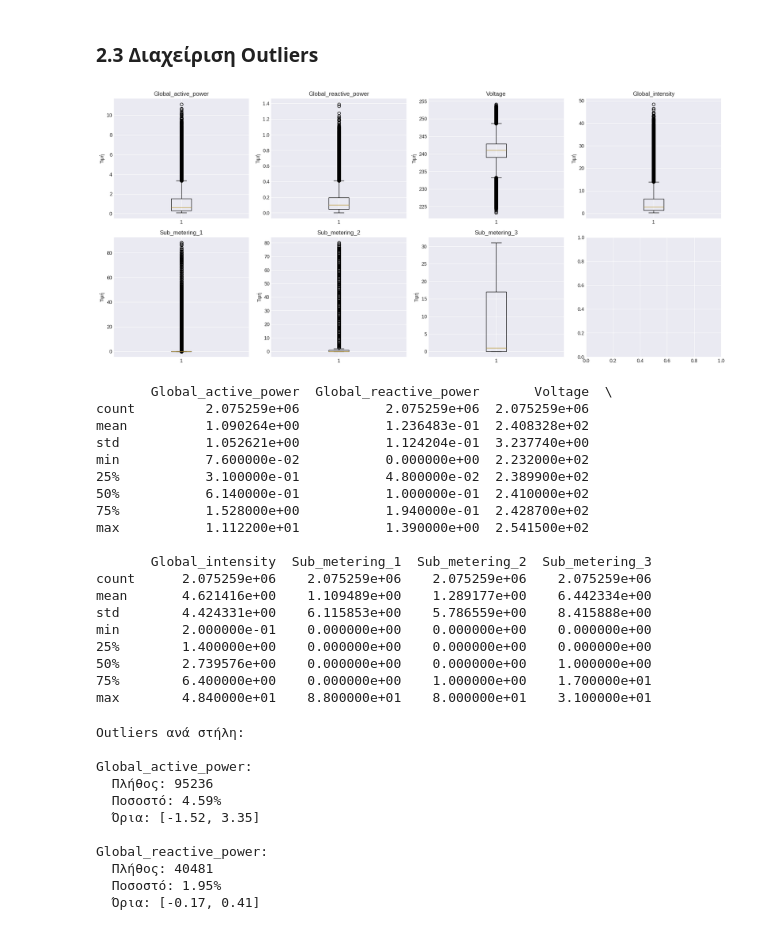
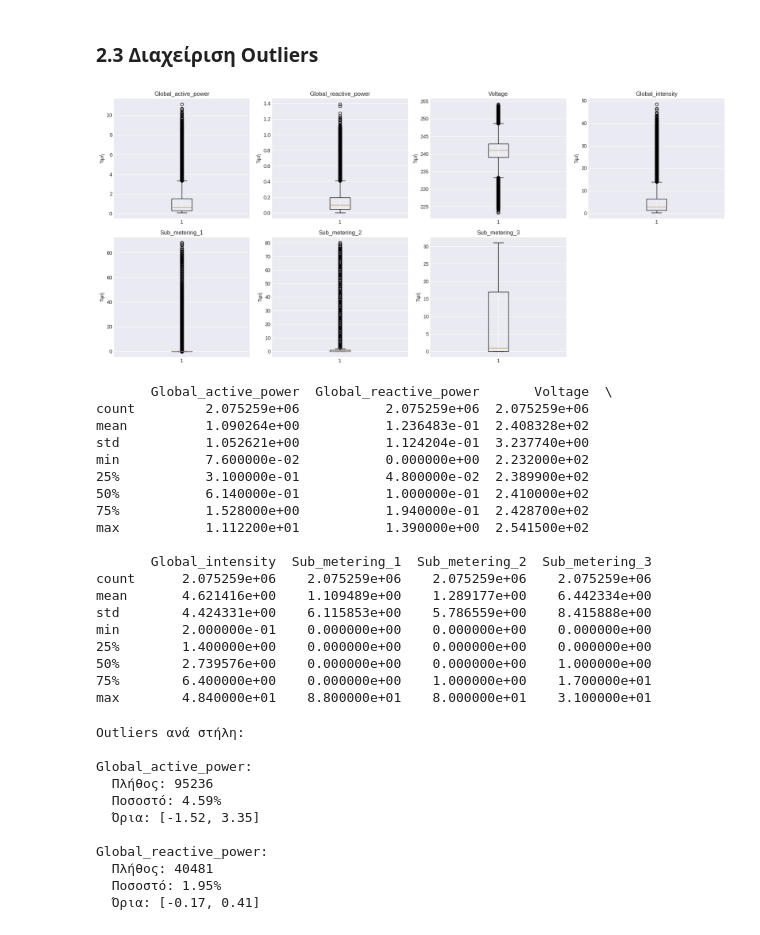
Before and after one commit to KostasPapadogiannis/energy-consumption-mining, a Jupyter notebook: notebooks/data_preprocessing.ipynb, the cells around one changed output. Saved outputs shown, nothing was run; the diff lists cells and outputs as text; code cells hidden in the pictures.

```diff
--- a/notebooks/data_preprocessing.ipynb
+++ b/notebooks/data_preprocessing.ipynb
@@ -97,6 +97,9 @@ df.sort_index(inplace=True)
 # Αφαίρεση των παλιών στηλών Date και Time
 df.drop(['Date', 'Time'], axis=1, inplace=True)
 
+# Δημιουργία πλήρους χρονοσειράς ανά λεπτό για σωστό χειρισμό ελλειπόντων timestamps
+df = df.asfreq('T')
+
 print(f"Χρονικό εύρος δεδομένων: {df.index.min()} έως {df.index.max()}")
 print(f"Διάρκεια: {(df.index.max() - df.index.min()).days} ημέρες")
 df.head()
@@ -160,22 +163,31 @@ df = df_filled.copy()
 ### 2.3 Διαχείριση Outliers
 # %%
 # Οπτικοποίηση κατανομών πριν τον καθαρισμό
-fig, axes = plt.subplots(2, 4, figsize=(18, 8))
-axes = axes.flatten()
+numeric_cols = df.select_dtypes(include=[np.number]).columns.tolist()
 
-for idx, col in enumerate(df.columns):
+n = len(numeric_cols)
+cols = min(4, n)
+rows = int(np.ceil(n / cols))
+fig, axes = plt.subplots(rows, cols, figsize=(4.5*cols, 4*rows))
+axes = np.array(axes).reshape(-1)
+
+for idx, col in enumerate(numeric_cols):
     axes[idx].boxplot(df[col].dropna())
     axes[idx].set_title(col)
     axes[idx].set_ylabel('Τιμή')
+
+# Απόκρυψη τυχόν κενών αξόνων
+for ax in axes[n:]:
+    ax.set_visible(False)
 
 plt.tight_layout()
 plt.savefig('../results/distributions_before_outliers.png', dpi=300, bbox_inches='tight')
 plt.show()
 
 # Στατιστικά
 print(df.describe())
 # %% [output]
-[figure, old version]
+[figure, new version]
        Global_active_power  Global_reactive_power       Voltage  \
 count         2.075259e+06           2.075259e+06  2.075259e+06
 mean          1.090264e+00           1.236483e-01  2.408328e+02
```
Also changed, not shown: parts of 7 cells of this notebook, 11 other files.
